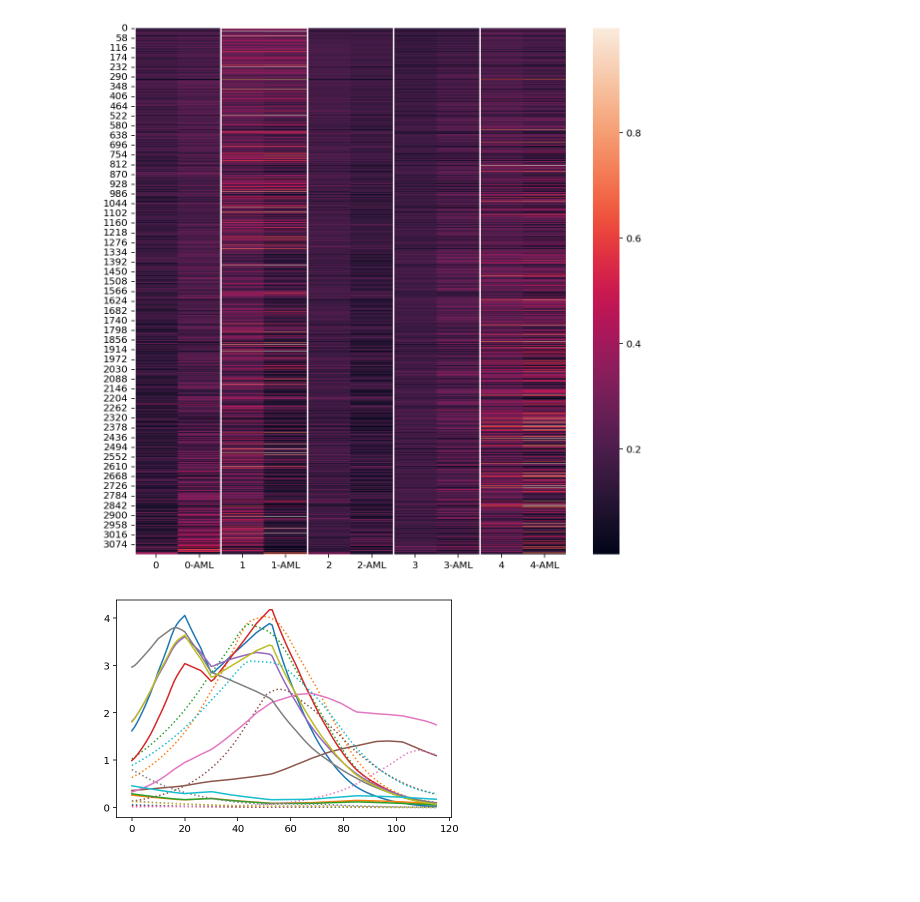
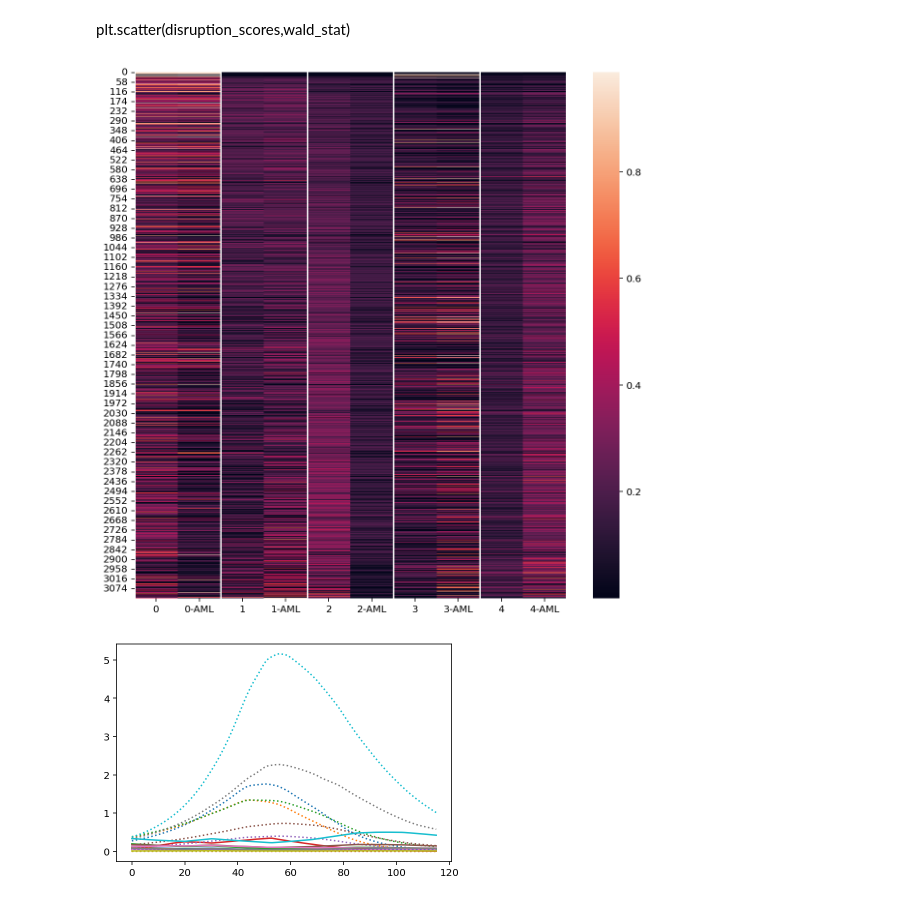
Before and after one commit to azizilab/decipher, a Jupyter notebook: tutorial/basis decomposition.ipynb, the cells around one changed output. Cells and saved outputs as stored; diff of their text form; code cells hidden in the pictures; blank space fills up the shorter version.

Commit message:
fix basis prior

```diff
--- a/tutorial/basis decomposition.ipynb
+++ b/tutorial/basis decomposition.ipynb
@@ -23,13 +18,22 @@ gene_patterns /= gene_patterns.mean(axis=2, keepdim=True).mean(axis=0, keepdim=T
+# %%
+# load the patterns
+adata = sc.read_h5ad("../reproducibility/analysis/AML1.decipher.post-analyzed.h5ad")
+
+gene_patterns = torch.FloatTensor(adata.uns["decipher_gene_patterns_cropped"]["patterns"])
+gene_patterns_times = torch.FloatTensor(adata.uns["decipher_gene_patterns_cropped"]["times"])
 # %%
-trajectory_model, guide, times, samples = compute_basis_decomposition(
+trajectory_model, guide, times, samples, gene_scales = compute_basis_decomposition(
     gene_patterns,
     InferenceMode.GAUSSIAN_BETA_ONLY,
     n_basis=5,
-    n_iter=15_000,
+    n_iter=10_000,
     show_basis=False,
     lr=1e-2,
-    beta_l1_strength=10,
+    beta_prior=1,
     seed=0,
-    normalized_mode=True,
+    times=gene_patterns_times
 )
+gene_scales = gene_scales.detach().numpy()
+betas = samples["beta"]["mean"].squeeze().detach().numpy()
+basis = get_basis(trajectory_model, guide, gene_patterns, times)
 # %% [output]
@@ -56,9 +56,0 @@ effective_scales = (scales * data["gene_patterns_raw"].mean(axis=2).mean(axis=0,
-# %%
-for i in range(3):
-    plt.plot(
-        data["gene_patterns_raw"].numpy()[0,i,:], color=palette[i]
-    )
-    plt.plot(
-        data["gene_patterns_raw"].numpy()[1,i,:], ls=":", color=palette[i]
-    )
-effective_scales[:,:3]
@@ -69,26 +65,24 @@ tensor([[2.7968, 2.3202, 1.9633],
 # %%
-beta = torch.softmax(samples["beta"]["values"], dim=-1).mean(dim=0).squeeze()
-diff_betas = (beta[1] - beta[0]).detach().numpy()
-
+diff_betas = betas[1] - betas[0]
 disruption_scores = np.linalg.norm(diff_betas, axis=1)
-wald_stat = np.einsum("gk, kl, gl -> g", diff_betas, np.linalg.inv(np.cov(diff_betas, rowvar=False)), diff_betas)
+# wald_stat = np.einsum("gk, kl, gl -> g", diff_betas, np.linalg.inv(np.cov(diff_betas, rowvar=False)), diff_betas)
+# %% [markdown]
+plt.scatter(disruption_scores,wald_stat)
 # %%
 plt.figure(figsize=[10, 10])
 cc = sns.heatmap(
-    beta
-    .squeeze()
-    .transpose(0, 1)
-    .transpose(1, 2)
+    betas
+    .transpose(1, 2, 0)
     .reshape(3130, -1)
-    .numpy()[np.argsort(disruption_scores)],
+    [np.argsort(disruption_scores)],
 )
 labels = []
 for i in range(trajectory_model.K):
     cc.axvline(2 * i, c="white")
     labels.extend([f"{i}", f"{i}-AML"])
 cc.set_xticklabels(labels);
 # %% [output]
-[figure, old version]
+[figure, new version]
 # %%
 m = 10
 palette = sns.color_palette(n_colors=m)
@@ -100,4 +94,4 @@ for i in range(m):
         gene_patterns.numpy()[1,np.argsort(disruption_scores)[::-1][i],:].T, color=palette[i], ls=":"
     )
 # %% [output]
-[figure, old version]
+[figure, new version]
```
Also changed, not shown: parts of 6 cells of this notebook, 2 other files.
